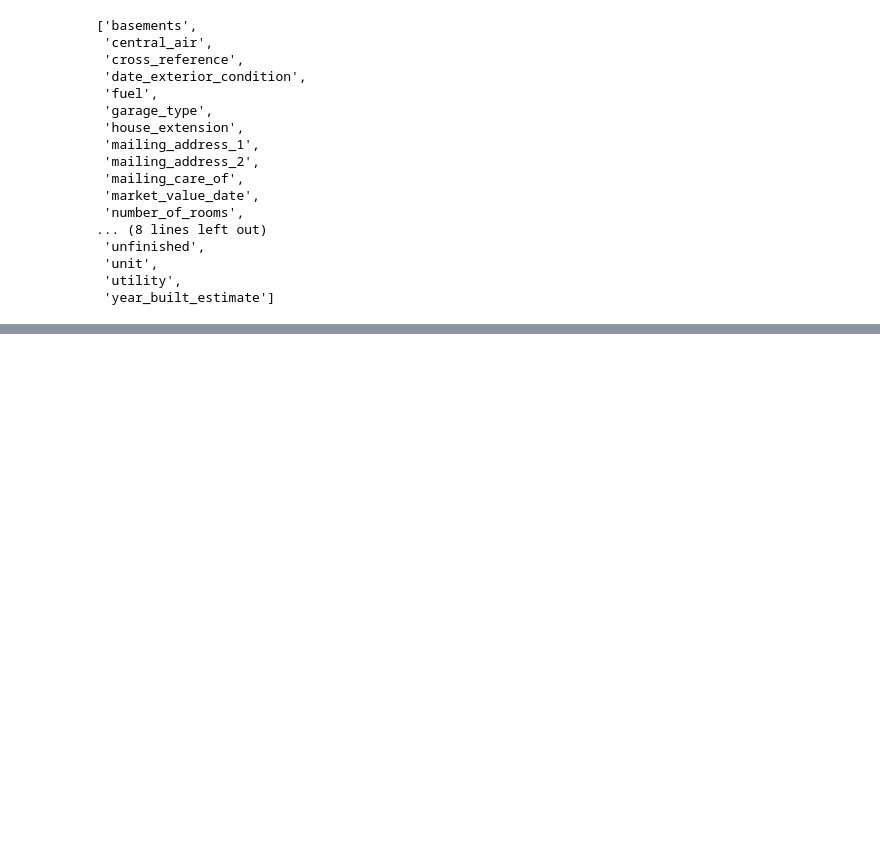
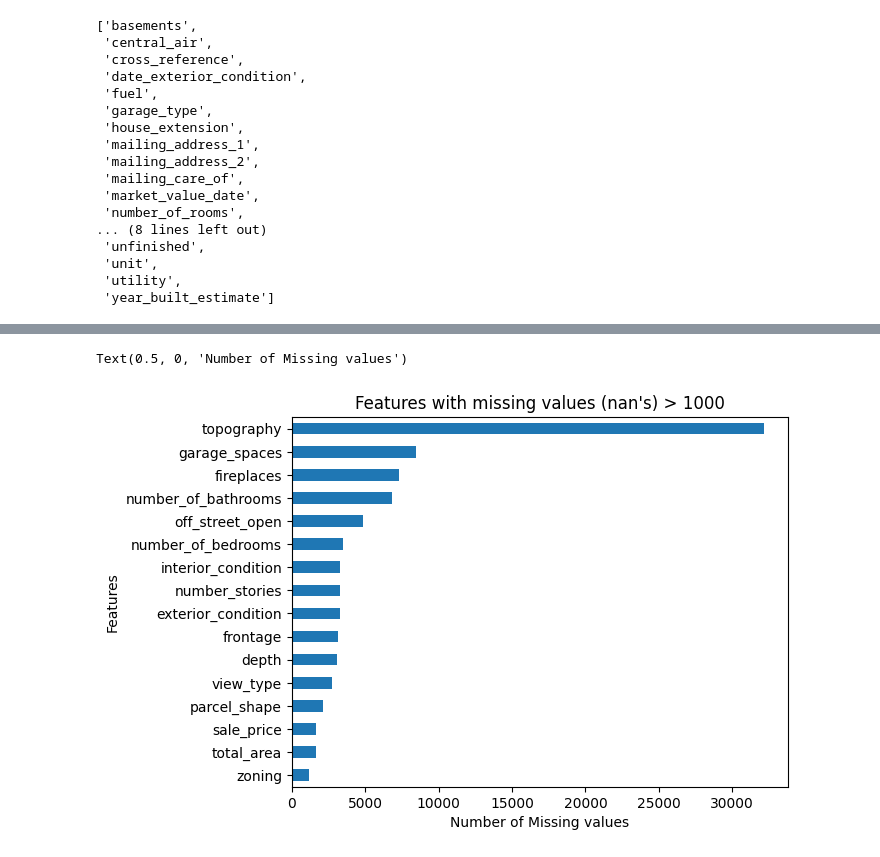
Before and after one commit to pwjensen/CMPSC445, a Jupyter notebook: Project1_445.ipynb, the cells around one changed output, grey strips where cells are left out. Drawn from its saved outputs; the diff is of its cells as text; code cells hidden in the pictures; blank space fills up the shorter version.

```diff
--- a/Project1_445.ipynb
+++ b/Project1_445.ipynb
@@ -443,0 +219,11 @@ print(corr.market_value)
+# %%
+missing = df_homes_clean.isnull().sum()
+missing = missing[missing >= 1000]
+missing.sort_values(inplace=True)
+missing.plot.barh()
+plt.title("Features with missing values (nan's) > 1000")
+plt.ylabel("Features")
+plt.xlabel("Number of Missing values")
+# %% [output]
+Text(0.5, 0, 'Number of Missing values')
+[figure, added]
```
Also changed, not shown: parts of 107 cells of this notebook, 1 other file.
